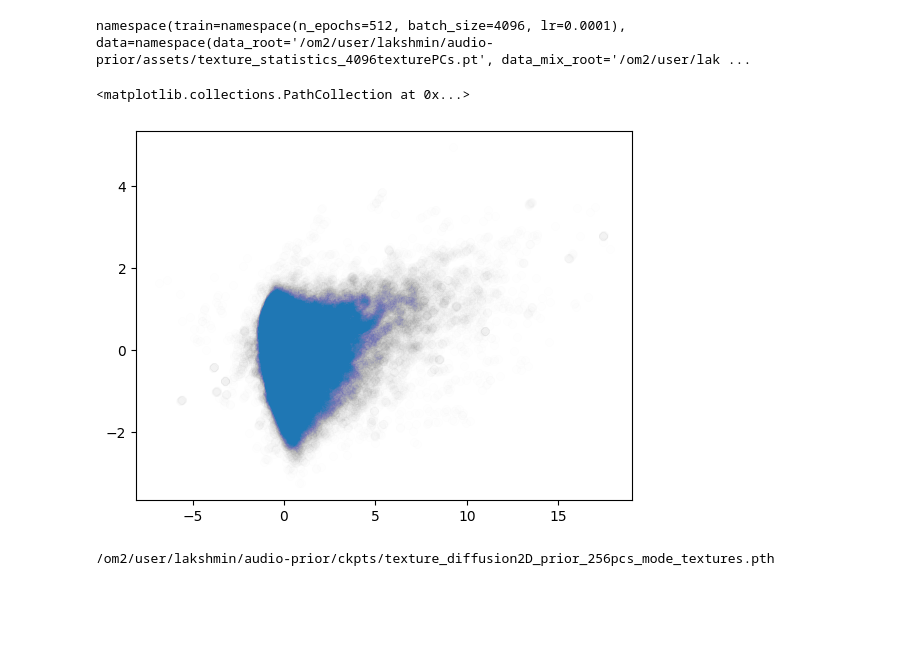
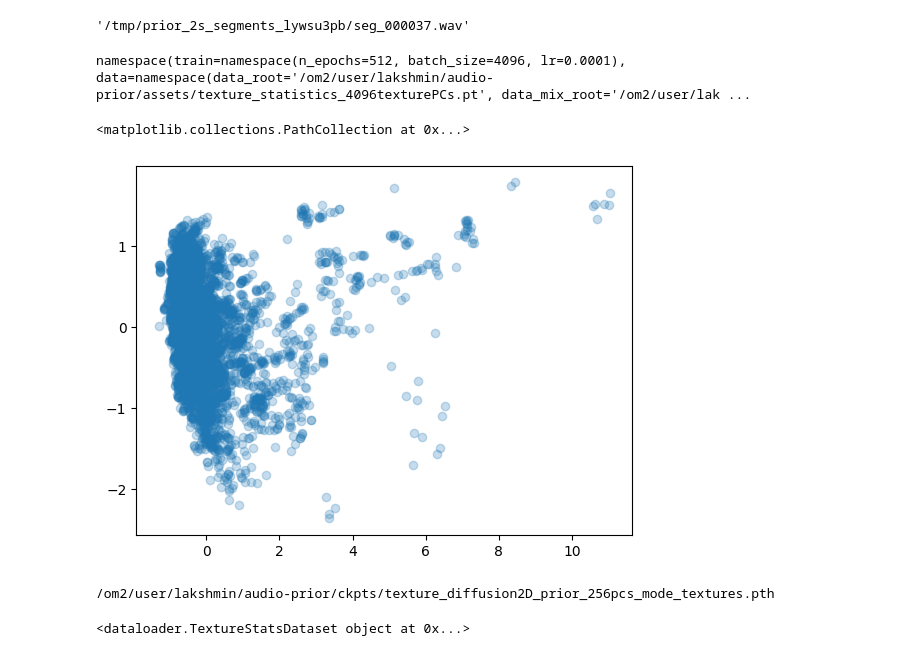
Before and after one commit to bjmedina/memory, a Jupyter notebook: notebooks/2026-02-17_plotting-scores-and-such.ipynb, the cells around one changed output. Saved outputs shown, nothing was run; the diff lists cells and outputs as text; code cells hidden in the pictures; blank space fills up the shorter version.

```diff
--- a/notebooks/2026-02-17_plotting-scores-and-such.ipynb
+++ b/notebooks/2026-02-17_plotting-scores-and-such.ipynb
@@ -124,3 +150,7 @@ print(*unique_sounds[:10], sep='\n')
+# %%
+glob.glob(tmp_dir+"/*")[2]
+# %% [output]
+'/tmp/prior_2s_segments_lywsu3pb/seg_000037.wav'
 # %%
 # parser.add_argument('--config', type=str, required=True, help='model + data configuration')
 # parser.add_argument('--train', action='store_true', help='train the score-based model')
@@ -165,10 +195,11 @@ pt_file = torch.load('/om2/user/lakshmin/audio-prior/assets/texture_statistics_4
 namespace(train=namespace(n_epochs=512, batch_size=4096, lr=0.0001), data=namespace(data_root='/om2/user/lakshmin/audio-prior/assets/texture_statistics_4096texturePCs.pt', data_mix_root='/om2/user/lak ...
 # %%
 pt_file.shape
-plt.scatter(pt_file[:,0], pt_file[:,1], alpha=0.005)
+num_sounds = 5000
+plt.scatter(pt_file[:num_sounds,0], pt_file[:num_sounds,1], alpha=0.25)
 # %% [output]
 <matplotlib.collections.PathCollection at 0x...>
-[figure, old version]
+[figure, new version]
 # %%
 score_model = torch.nn.DataParallel(
                     ScoreNetAudioV2(
@@ -189,15 +220,15 @@ print(ckpt_path)
 # %% [output]
 /om2/user/lakshmin/audio-prior/ckpts/texture_diffusion2D_prior_256pcs_mode_textures.pth
 # %%
-# from dataloader import TextureStatsDataset
-# texture_dataset = TextureStatsDataset(
-#                 config=cfg,
-#                 device=device
-#             )
-# x = texture_dataset.get_random_batch(1024)
+from dataloader import TextureStatsDataset
+texture_dataset = TextureStatsDataset(
+                config=cfg,
+                device=device
+            )
 
+print(texture_dataset)
 
-sounds_to_test = 2000
+sounds_to_test = 1000
 effective_num_sounds = sounds_to_test
 
 rep = []
@@ -206,7 +237,7 @@ t_something = 0.01
 
 exp_sounds = unique_sounds
 
-for sound in exp_sounds[:1000]:
+for sound in glob.glob(tmp_dir+"/*")[:sounds_to_test]:
     vec = pc_texture_model(sound)
 
     try:
@@ -248,6 +279,8 @@ x = x.view(len(rep), 1, 1, 256)
 bpd_textures = compute_likelihood(score_model, input_stats=x, ckpt=ckpt_path)
 
 x_numpy = x.squeeze(1).squeeze(1).detach().cpu().numpy()
+# %% [output]
+<dataloader.TextureStatsDataset object at 0x...>
 # %%
 x_orig = x_numpy
 idx = np.random.random_integers(0, x_orig.shape[0]-1, cfg.sample.sample_batch_size)
```
Also changed, not shown: parts of 7 cells of this notebook, 3 other files.
